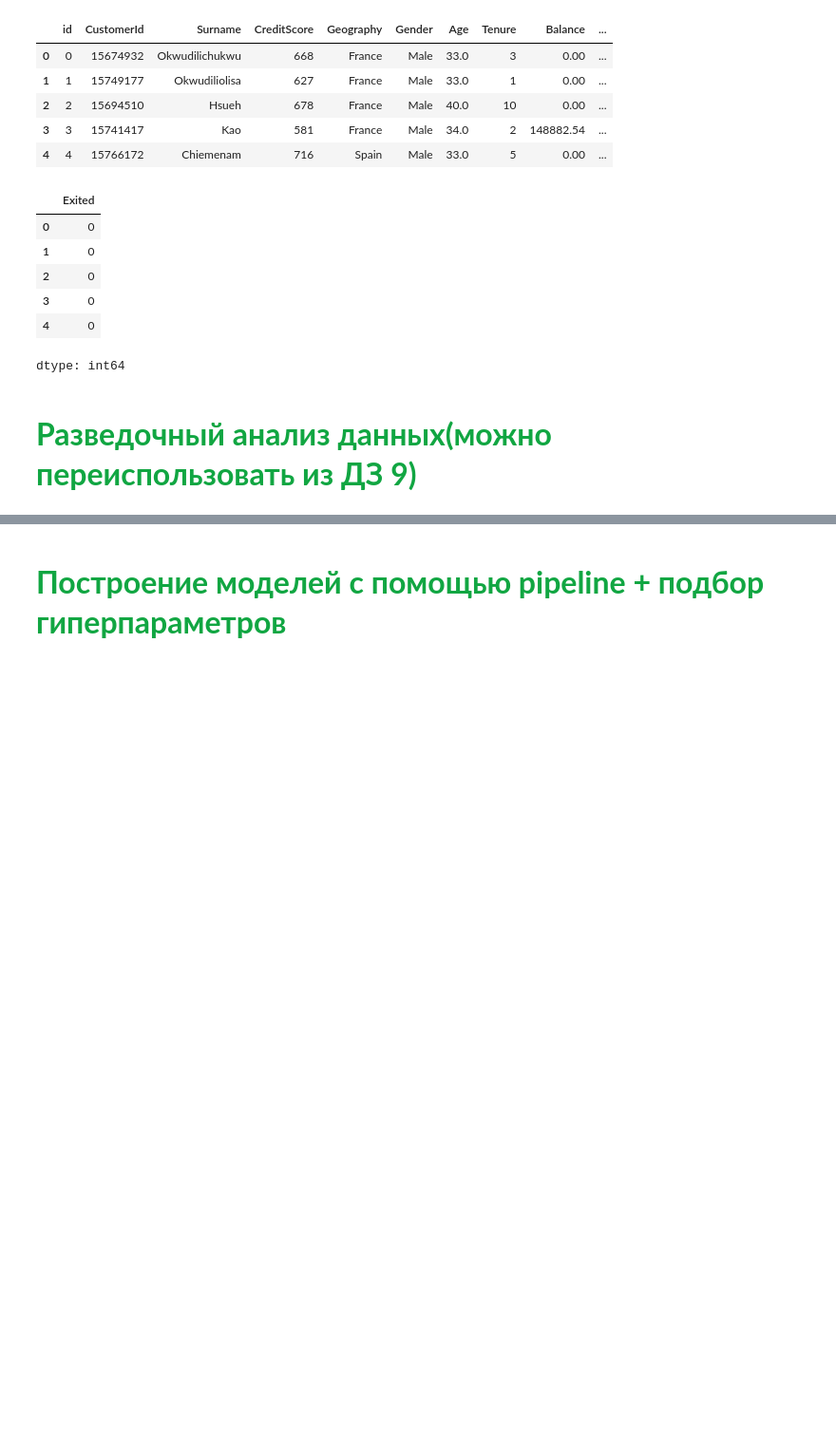
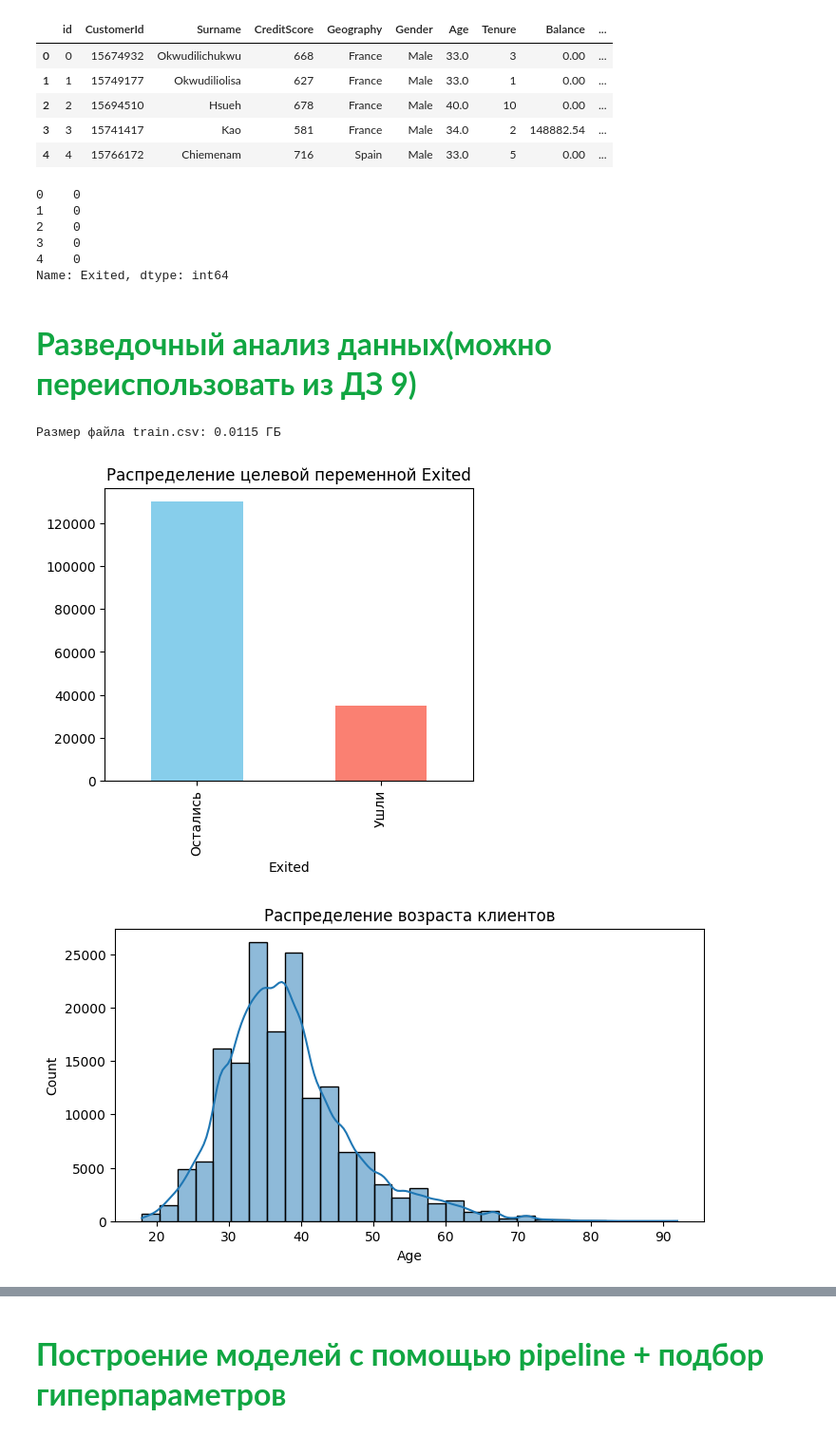
Before and after one commit to antontravkin/python_rtk, a Jupyter notebook: part 2/Lesson 30 Промежуточная аттестация 2/PW_ML_3.ipynb, the cells around one changed output, grey strips where cells are left out. Shown at 95% size. Saved outputs shown, nothing was run; the diff lists cells and outputs as text; code cells hidden in the pictures; blank space fills up the shorter version.

```diff
--- a/part 2/Lesson 30 Промежуточная аттестация 2/PW_ML_3.ipynb
+++ b/part 2/Lesson 30 Промежуточная аттестация 2/PW_ML_3.ipynb
@@ -28,5 +28,5 @@ To: /content/train.csv
 # %%
-df = pd.read_csv('/content/train.csv')
+df = pd.read_csv('train.csv')
 # %%
 df.head()
 # %% [output]
@@ -43,12 +43,11 @@ y = df['Exited']
 # %%
 y.head()
 # %% [output]
-|  | Exited |
-| 0 | 0 |
-| 1 | 0 |
-| 2 | 0 |
-| 3 | 0 |
-| 4 | 0 |
-dtype: int64
+0    0
+1    0
+2    0
+3    0
+4    0
+Name: Exited, dtype: int64
 # %% [markdown]
 # <font color='#11a642' size='6'> **Разведочный анализ данных(можно переиспользовать из ДЗ 9)**
@@ -56,0 +54,38 @@ dtype: int64
+# %%
+import os
+
+file_size_bytes = os.path.getsize('train.csv')
+file_size_gb = file_size_bytes / (1024**3)
+print(f"Размер файла train.csv: {file_size_gb:.4f} ГБ")
+# %% [output]
+Размер файла train.csv: 0.0115 ГБ
+# %%
+# ваши код
+import matplotlib.pyplot as plt
+import seaborn as sns
+
+# Визуализируем распределение целевой переменной
+plt.figure(figsize=(5, 4))
+df['Exited'].value_counts().plot(kind='bar', color=['skyblue', 'salmon'])
+plt.title('Распределение целевой переменной Exited')
+plt.xticks([0, 1], ['Остались', 'Ушли'])
+plt.show()
+
+# Визуализируем распределения признаков
+plt.figure(figsize=(8, 4))
+sns.histplot(df['Age'], bins=30, kde=True)
+plt.title('Распределение возраста клиентов')
+plt.show()
+
+plt.figure(figsize=(8, 4))
+sns.histplot(df['Balance'], bins=30, kde=True)
+plt.title('Распределение баланса клиентов')
+plt.show()
+
+plt.figure(figsize=(6, 4))
+sns.countplot(data=df, x='Geography')
+plt.title('География клиентов')
+plt.show()
+# %% [output]
+[figure, added]
+[figure, added]
```
Also changed, not shown: parts of 7 cells of this notebook, 1 other file.
